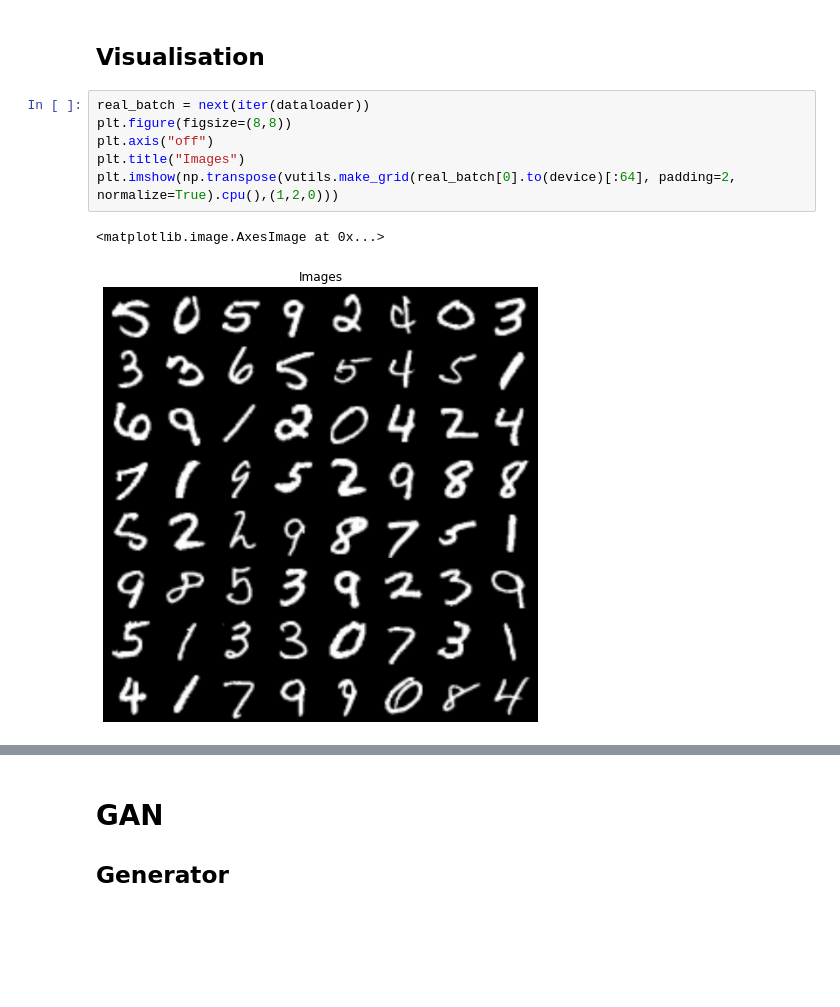
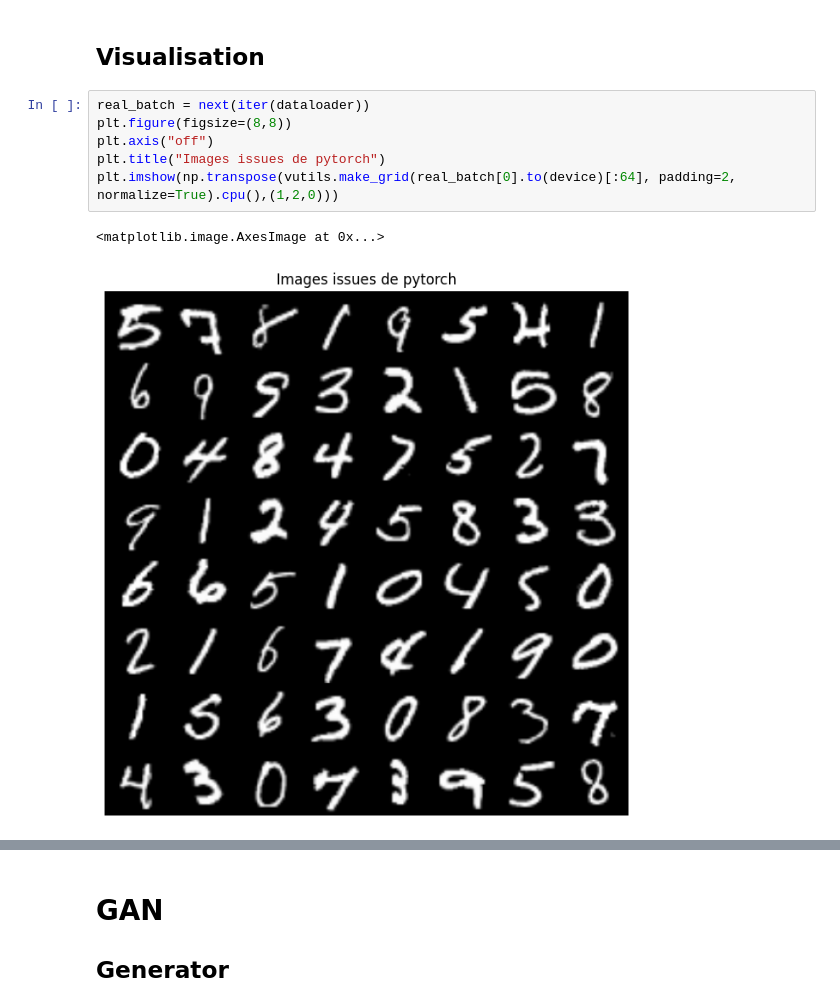
Before and after one commit to MiLKleia/ReseauNeuroneProjetM1, a Jupyter notebook: Projet.ipynb, the cells around one changed output, grey strips where cells are left out. Saved outputs shown, nothing was run; the diff lists cells and outputs as text; blank space fills up the shorter version.

```diff
--- a/Projet.ipynb
+++ b/Projet.ipynb
@@ -64,9 +89,9 @@ dataloader = torch.utils.data.DataLoader(dataset, batch_size=128,
 # %%
 real_batch = next(iter(dataloader))
 plt.figure(figsize=(8,8))
 plt.axis("off")
-plt.title("Images")
+plt.title("Images issues de pytorch")
 plt.imshow(np.transpose(vutils.make_grid(real_batch[0].to(device)[:64], padding=2, normalize=True).cpu(),(1,2,0)))
 # %% [output]
 <matplotlib.image.AxesImage at 0x...>
-[figure, old version]
+[figure, new version]
```
Also changed, not shown: parts of 14 cells of this notebook, 2 other files.
